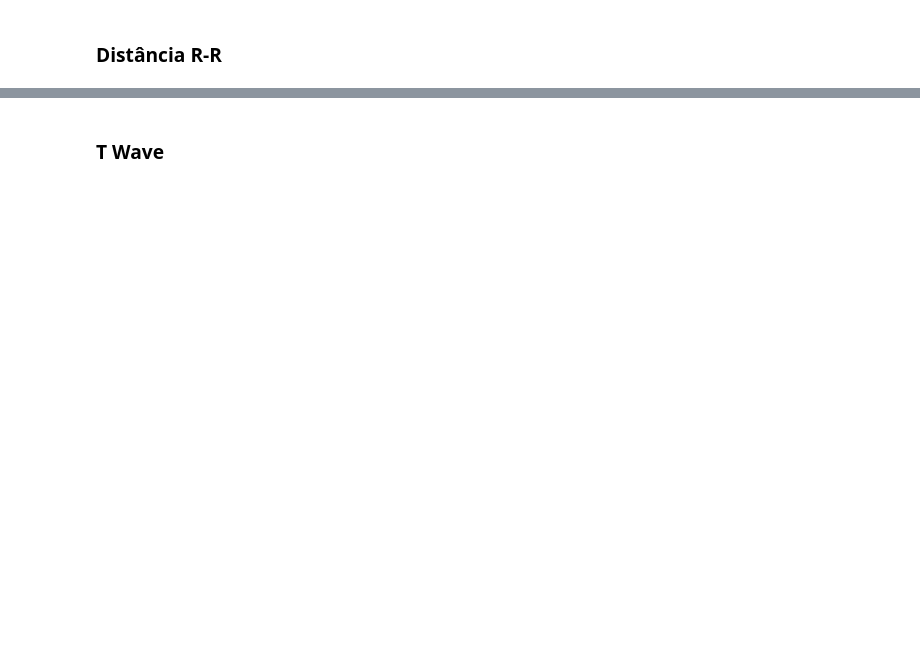
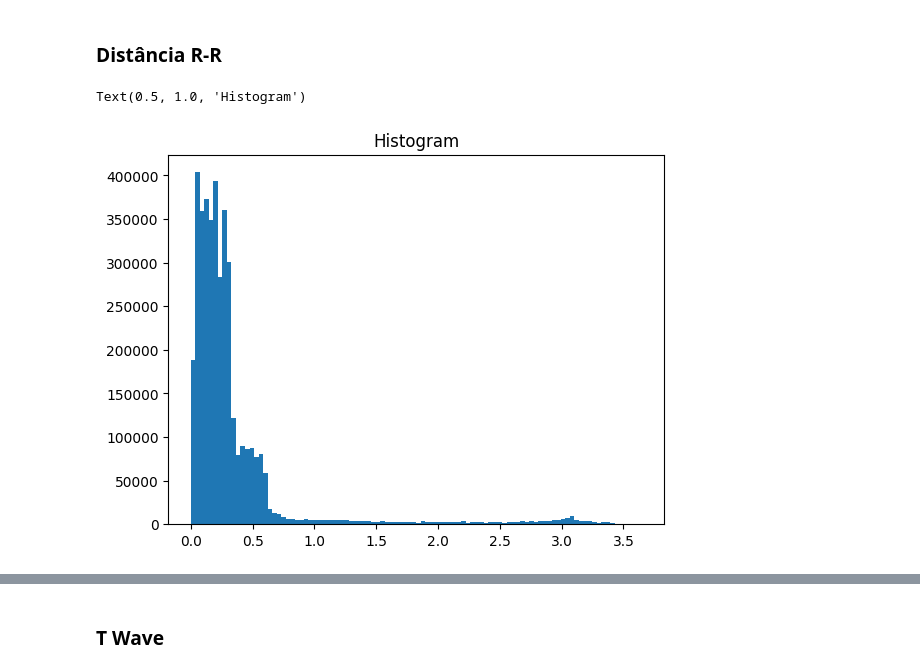
Before and after one commit to Ni-cole17/PTB-Diagnostic-Visualization, a Jupyter notebook: segment.ipynb, the cells around one changed output, grey strips where cells are left out. Saved outputs shown, nothing was run; the diff lists cells and outputs as text; code cells hidden in the pictures; blank space fills up the shorter version.

```diff
--- a/segment.ipynb
+++ b/segment.ipynb
@@ -155,5 +252,12 @@ plt.show()
 # %% [markdown]
 ### Distância R-R
+# %%
+## Plot histogram from matrix_dist
+plt.hist(matrix_dist.flatten(), bins=100)
+plt.title('Histogram')
+# %% [output]
+Text(0.5, 1.0, 'Histogram')
+[figure, added]
 # %%
 ## Get quantiles from matrix
 quantiles = np.quantile(matrix_dist, [0.25, 0.5, 0.95])
```
Also changed, not shown: parts of 50 cells of this notebook, 4 other files.
